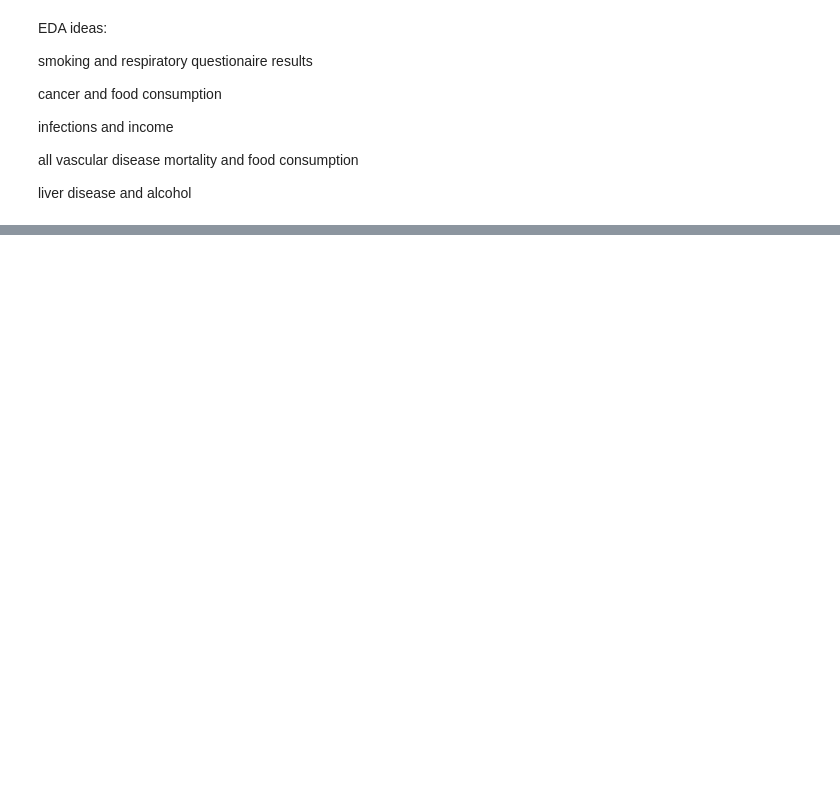
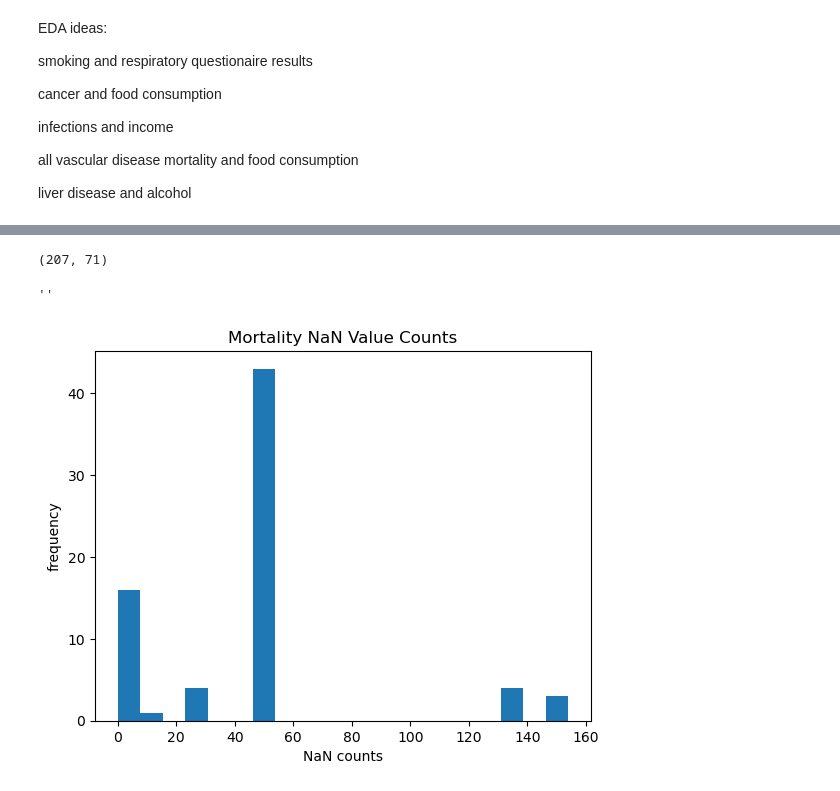
Before and after one commit to colbytse/community_health_project, a Jupyter notebook: will.ipynb, the cells around one changed output, grey strips where cells are left out. Cells and saved outputs as stored; diff of their text form; code cells hidden in the pictures; blank space fills up the shorter version.

```diff
--- a/will.ipynb
+++ b/will.ipynb
@@ -48,0 +11,14 @@ ch89dg
+# %%
+ch83dg = pd.read_csv('./cleaned_data/ch83dg.csv')
+ch83m = pd.read_csv('./cleaned_data/ch83m.csv')
+ch83pru = pd.read_csv('./cleaned_data/ch83pru.csv')
+ch83q = pd.read_csv('./cleaned_data/ch83q.csv')
+ch89dg = pd.read_csv('./cleaned_data/CH89DG.csv')
+ch89m = pd.read_csv('./cleaned_data/ch89m.csv')
+ch89pru = pd.read_csv('./cleaned_data/ch89pru.csv')
+ch89q = pd.read_csv('./cleaned_data/ch89q.csv')
+ch93pru = pd.read_csv('./cleaned_data/ch93pru.csv')
+ch93q = pd.read_csv('./cleaned_data/ch93q.csv')
+chtaim = pd.read_csv('./cleaned_data/chtaim.csv')
+chtaipru = pd.read_csv('./cleaned_data/chtaipru.csv')
+chtaiq = pd.read_csv('./cleaned_data/chtaiq.csv')
@@ -62,0 +57,2 @@ pd.rea
+# %%
+ch83m.drop('Unnamed: 0', axis = 1, inplace=True)
@@ -62,0 +98,15 @@ pd.rea
+# %%
+ch83m.shape
+# %% [output]
+(207, 71)
+# %%
+# how many nan values?
+
+plt.hist(ch83m.isna().sum().values, bins = 20)
+plt.title('Mortality NaN Value Counts')
+plt.xlabel('NaN counts')
+plt.ylabel('frequency')
+;
+# %% [output]
+''
+[figure, added]
```
Also changed, not shown: parts of 36 cells of this notebook, 1 other file.
